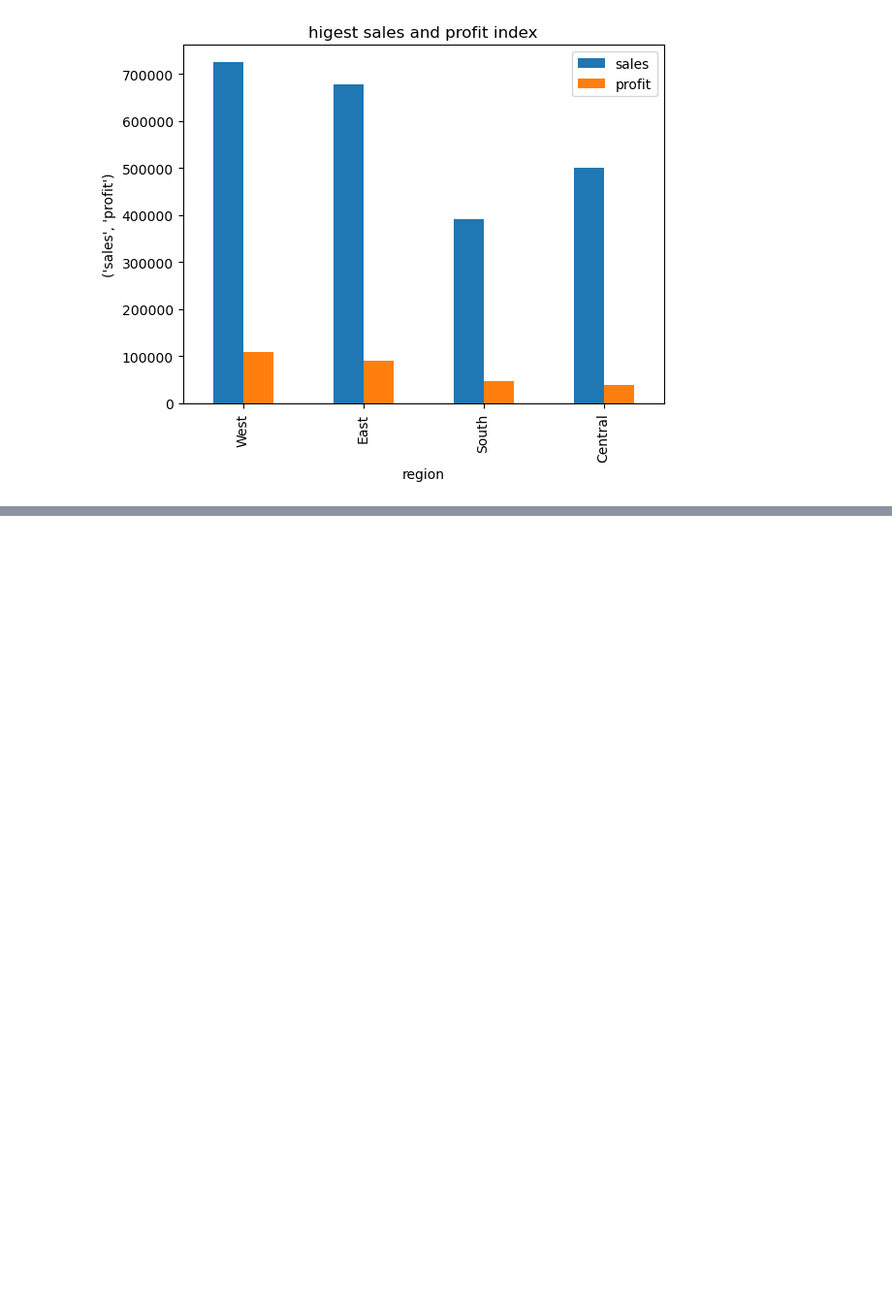
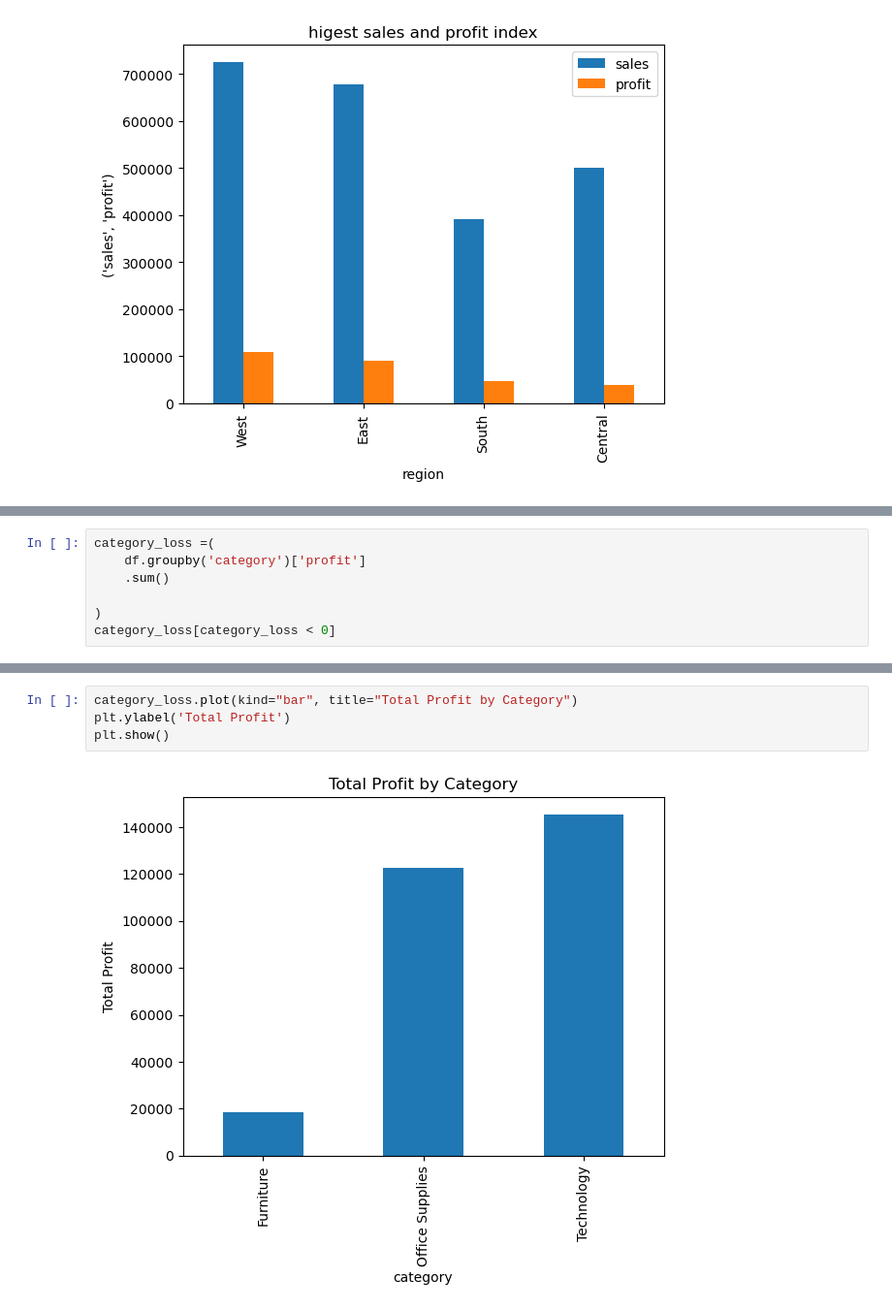
Before and after one commit to kitsune79/sales-trend-analysis, a Jupyter notebook: sales_trend_analysis.ipynb, the cells around one changed output, grey strips where cells are left out. Shown at 97% size. Saved outputs shown, nothing was run; the diff lists cells and outputs as text; blank space fills up the shorter version.

Commit message:
loss leading and profit leading categories

```diff
--- a/sales_trend_analysis.ipynb
+++ b/sales_trend_analysis.ipynb
@@ -134,0 +167,7 @@ plt.show()
+# %%
+category_loss =(
+    df.groupby('category')['profit']
+    .sum()
+
+)
+category_loss[category_loss < 0]
@@ -134,0 +189,6 @@ plt.show()
+# %%
+category_loss.plot(kind="bar", title="Total Profit by Category")
+plt.ylabel('Total Profit')
+plt.show()
+# %% [output]
+[figure, added]
```
Also changed, not shown: parts of 7 cells of this notebook.
